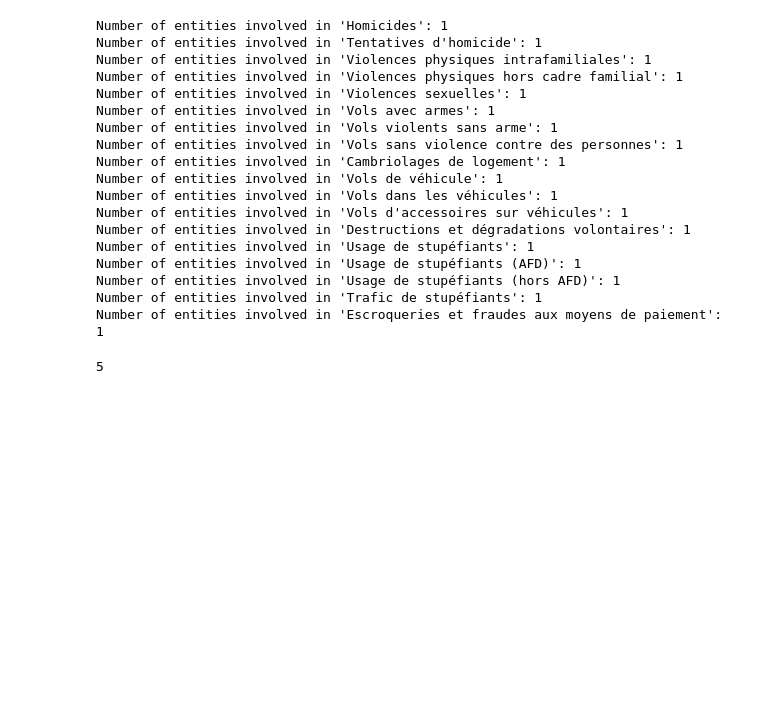
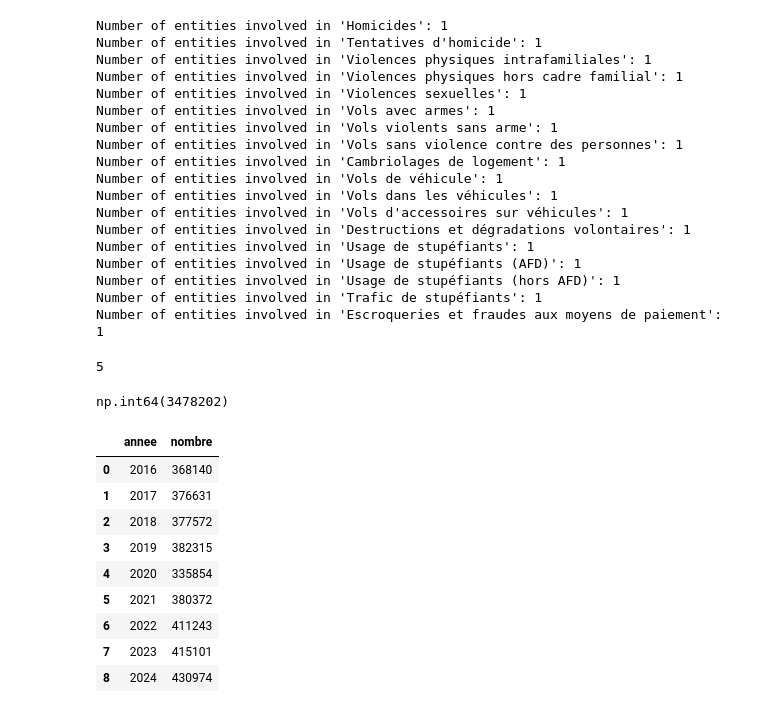
Before and after one commit to iri-rsl/Deliquency-Streamlit-Project, a Jupyter notebook: utils/preparing_data.ipynb, the cells around one changed output. Drawn from its saved outputs; the diff is of its cells as text; code cells hidden in the pictures; blank space fills up the shorter version.

```diff
--- a/utils/preparing_data.ipynb
+++ b/utils/preparing_data.ipynb
@@ -456,3 +456,24 @@ Number of entities involved in 'Escroqueries et fraudes aux moyens de paiement':
 data['unite_de_compte'].nunique()
 # %% [output]
 5
+# %%
+reg_data = data[data['Region_name'] == 'Auvergne-Rhône-Alpes']
+total_depositions = reg_data['nombre'].sum()
+
+total_depositions
+# %% [output]
+np.int64(3478202)
+# %%
+y = reg_data.groupby('annee')['nombre'].sum().reset_index('annee')
+y
+# %% [output]
+|  | annee | nombre |
+| 0 | 2016 | 368140 |
+| 1 | 2017 | 376631 |
+| 2 | 2018 | 377572 |
+| 3 | 2019 | 382315 |
+| 4 | 2020 | 335854 |
+| 5 | 2021 | 380372 |
+| 6 | 2022 | 411243 |
+| 7 | 2023 | 415101 |
+| 8 | 2024 | 430974 |
```
Also changed, not shown: 5 other files.
